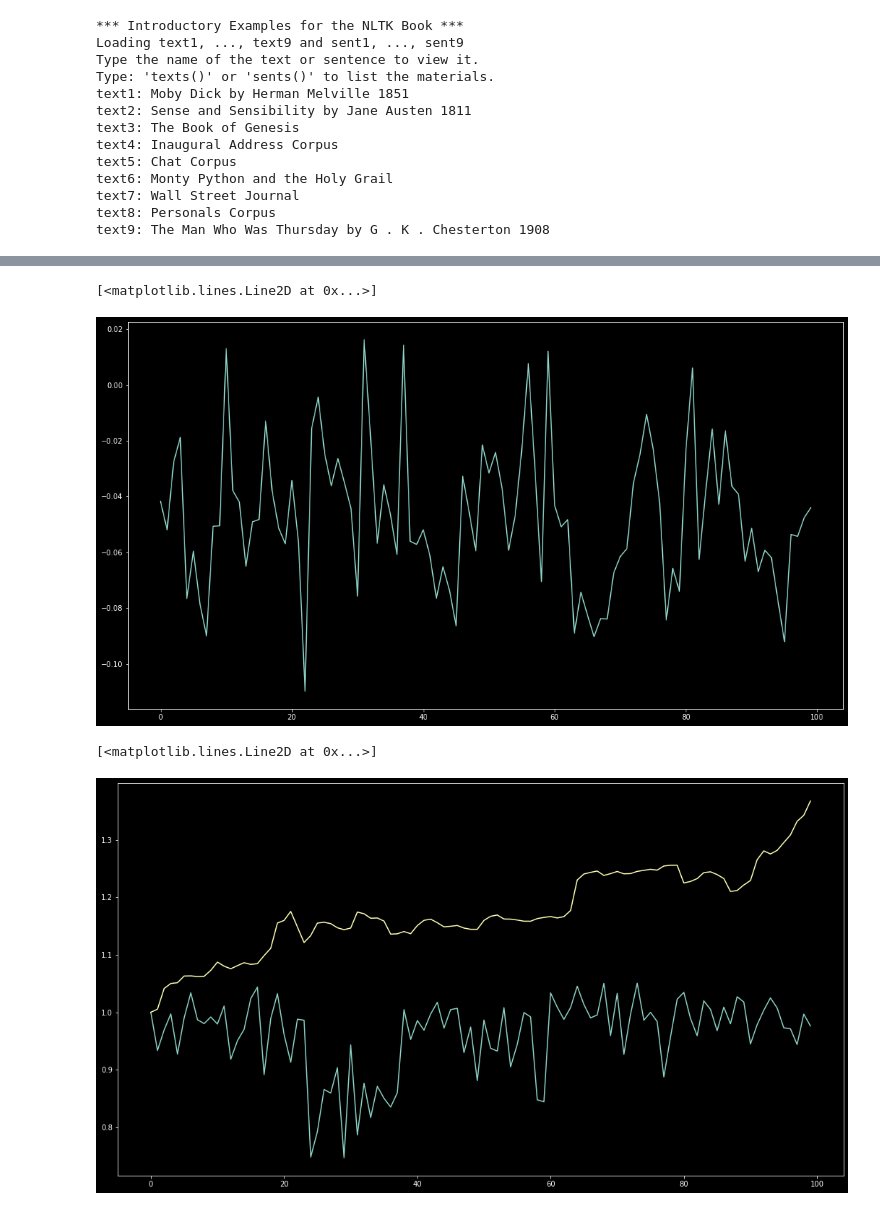
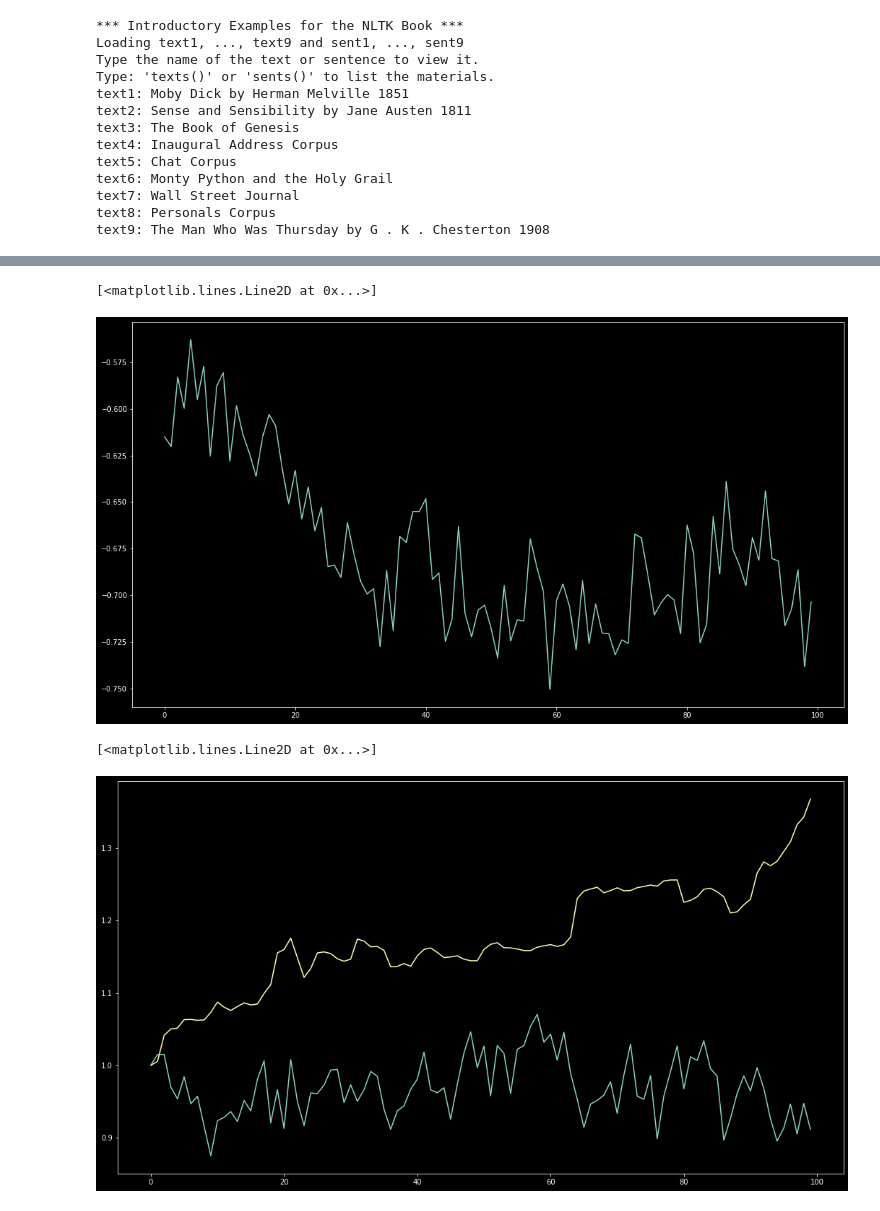
Before and after one commit to ktsou/TradingNLP-shell, a Jupyter notebook: Data Preprocessed/Data_Preprocessing.ipynb, the cells around one changed output, grey strips where cells are left out. Saved outputs shown, nothing was run; the diff lists cells and outputs as text; code cells hidden in the pictures.

```diff
--- a/Data Preprocessed/Data_Preprocessing.ipynb
+++ b/Data Preprocessed/Data_Preprocessing.ipynb
@@ -4,9 +6,12 @@ from data_preprocess import *
 # %%
+#set filepath constants
 NLP_TOPIC_RECOGNITION_FILEPATH = '../NLP Topic Recognition'
 NLP_MODEL_FILEPATH = '../NLP Model Training/model_100K_glove'
 TEXTUAL_RAW_DATA_FILEPATH = '../Data/textual_raw'
 
-OUTPUT_DATASET_FILEPATH = "Dataset_sentiment_100K_glove_filtered_2g_user_weights.csv"
+#OUTPUT_DATASET_FILEPATH = "Dataset_sentiment_100K_glove_filtered_2g_user_weights.csv"
+OUTPUT_DATASET_FILEPATH_PREV = "Dataset_sentiment_BERT_trainable.csv"
+OUTPUT_DATASET_FILEPATH = "Dataset_sentiment_BERT_trainable_full.csv"
 # %%
 import sys
 # insert at 1, 0 is the script path (or '' in REPL)
@@ -157,11 +313,11 @@ df
 # %%
 DATASET_FILEPATH = "./Dataset_sentiment_100K_glove_filtered_2g.csv"
-df2 = pd.read_csv(DATASET_FILEPATH, index_col = 0)
+df2 = pd.read_csv(OUTPUT_DATASET_FILEPATH, index_col = 0)
 fig = plt.figure(figsize=(18, 10))
-plt.plot(range(0,100), -1*df['Bitcoin'].values[:100])
+plt.plot(range(0,100), -1*df2['Bitcoin'].values[:100])
 # %% [output]
 [<matplotlib.lines.Line2D at 0x...>]
-[figure, old version]
+[figure, new version]
 # %%
 fig = plt.figure(figsize=(18, 10))
 x = -df2['Bitcoin'][100:200]
@@ -172,7 +328,7 @@ plt.plot(range(0,100), x)
 plt.plot(range(0,100), y)
 # %% [output]
 [<matplotlib.lines.Line2D at 0x...>]
-[figure, old version]
+[figure, new version]
 # %%
 fig = plt.figure(figsize=(18, 10))
 plt.plot(range(0,100), df.pct_change()['Open'].values[100:200])
```
Also changed, not shown: parts of 20 cells of this notebook, 6 other files.
